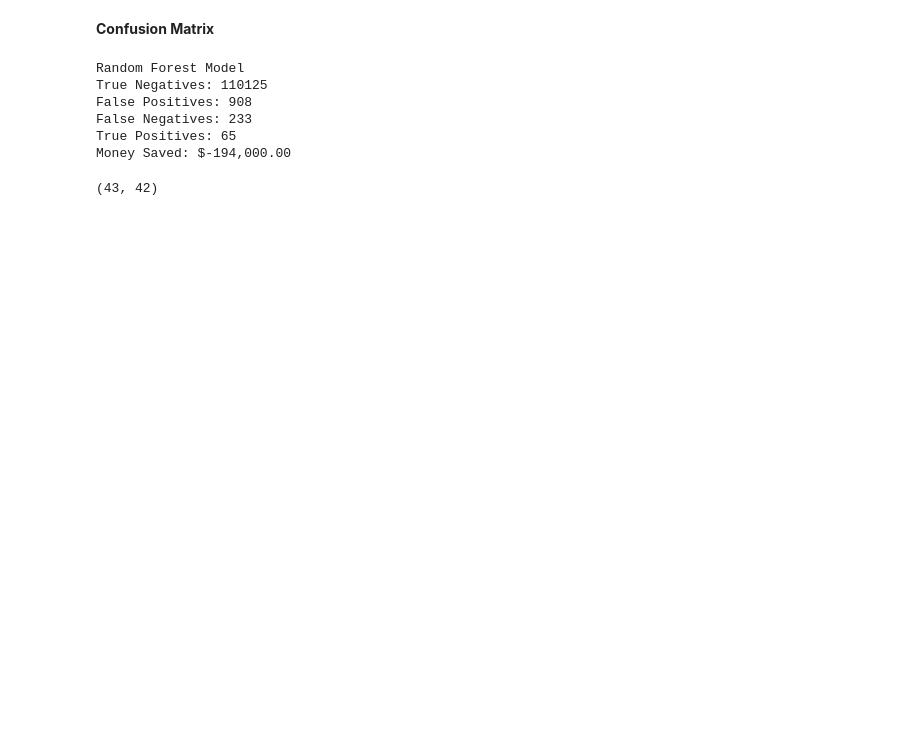
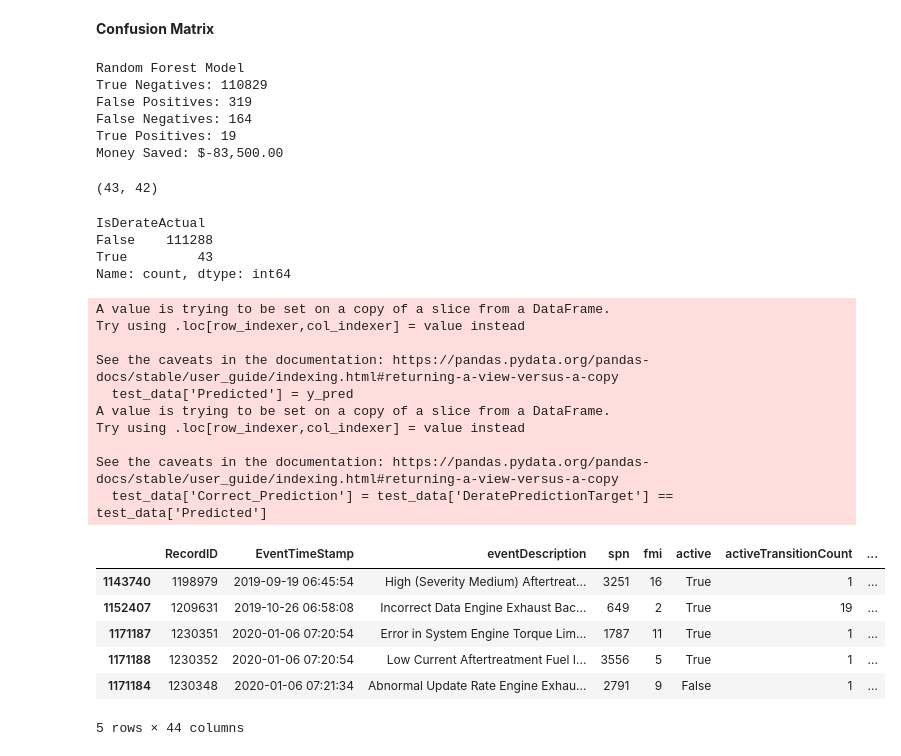
Before and after one commit to nss-data-science-cohort-8/big-g-smokey-and-the-bandits, a Jupyter notebook: notebooks/Features_v2.ipynb, the cells around one changed output. Cells and saved outputs as stored; diff of their text form; code cells hidden in the pictures; blank space fills up the shorter version.

```diff
--- a/notebooks/Features_v2.ipynb
+++ b/notebooks/Features_v2.ipynb
@@ -312,7 +351,7 @@ for equipment_id, group in combined_filtered.groupby('EquipmentID'):
             derate_time = derate_row['EventTimeStamp']
 
             # window:
-            window_start = derate_time - pd.Timedelta(hours=24)
+            window_start = derate_time - pd.Timedelta(hours=8)
             window_end = derate_time - pd.Timedelta(hours=.001)
 
             # all events in the prediction window
@@ -628,8 +667,8 @@ print(f"True Positives: {TP}")
 print(f"Money Saved: ${Net:,.2f}")
 # %% [output]
 Random Forest Model
-True Negatives: 110125
-False Positives: 908
-False Negatives: 233
-True Positives: 65
-Money Saved: $-194,000.00
+True Negatives: 110829
+False Positives: 319
+False Negatives: 164
+True Positives: 19
+Money Saved: $-83,500.00
@@ -653,0 +680,42 @@ test_data.to_csv('test_data.csv')
+# %%
+test_data['IsDerateActual'].value_counts()
+# %% [output]
+IsDerateActual
+False    111288
+True         43
+Name: count, dtype: int64
+# %%
+# add predictions to the original test dataframe
+test_data['Predicted'] = y_pred
+
+# show if prediction was correct
+test_data['Correct_Prediction'] = test_data['DeratePredictionTarget'] == test_data['Predicted']
+
+
+test_data.head()
+
+# If you want to focus on a specific subset of columns
+columns_to_view = ['DeratePredictionTarget', 'Predicted', 'Correct_Prediction'] + features[:5]
+test_data[columns_to_view].head()
+
+# To examine just the misclassified cases
+misclassified = test_data[test_data['DeratePredictionTarget'] != test_data['Predicted']]
+misclassified.head()
+# %% [output]
+A value is trying to be set on a copy of a slice from a DataFrame.
+Try using .loc[row_indexer,col_indexer] = value instead
+
+See the caveats in the documentation: https://pandas.pydata.org/pandas-docs/stable/user_guide/indexing.html#returning-a-view-versus-a-copy
+  test_data['Predicted'] = y_pred
+A value is trying to be set on a copy of a slice from a DataFrame.
+Try using .loc[row_indexer,col_indexer] = value instead
+
+See the caveats in the documentation: https://pandas.pydata.org/pandas-docs/stable/user_guide/indexing.html#returning-a-view-versus-a-copy
+  test_data['Correct_Prediction'] = test_data['DeratePredictionTarget'] == test_data['Predicted']
+|  | RecordID | EventTimeStamp | eventDescription | spn | fmi | active | activeTransitionCount | ... |
+| 1143740 | 1198979 | 2019-09-19 06:45:54 | High (Severity Medium) Aftertreat... | 3251 | 16 | True | 1 | ... |
+| 1152407 | 1209631 | 2019-10-26 06:58:08 | Incorrect Data Engine Exhaust Bac... | 649 | 2 | True | 19 | ... |
+| 1171187 | 1230351 | 2020-01-06 07:20:54 | Error in System Engine Torque Lim... | 1787 | 11 | True | 1 | ... |
+| 1171188 | 1230352 | 2020-01-06 07:20:54 | Low Current Aftertreatment Fuel I... | 3556 | 5 | True | 1 | ... |
+| 1171184 | 1230348 | 2020-01-06 07:21:34 | Abnormal Update Rate Engine Exhau... | 2791 | 9 | False | 1 | ... |
+5 rows × 44 columns
```
Also changed, not shown: parts of 16 cells of this notebook, 2 other files.
